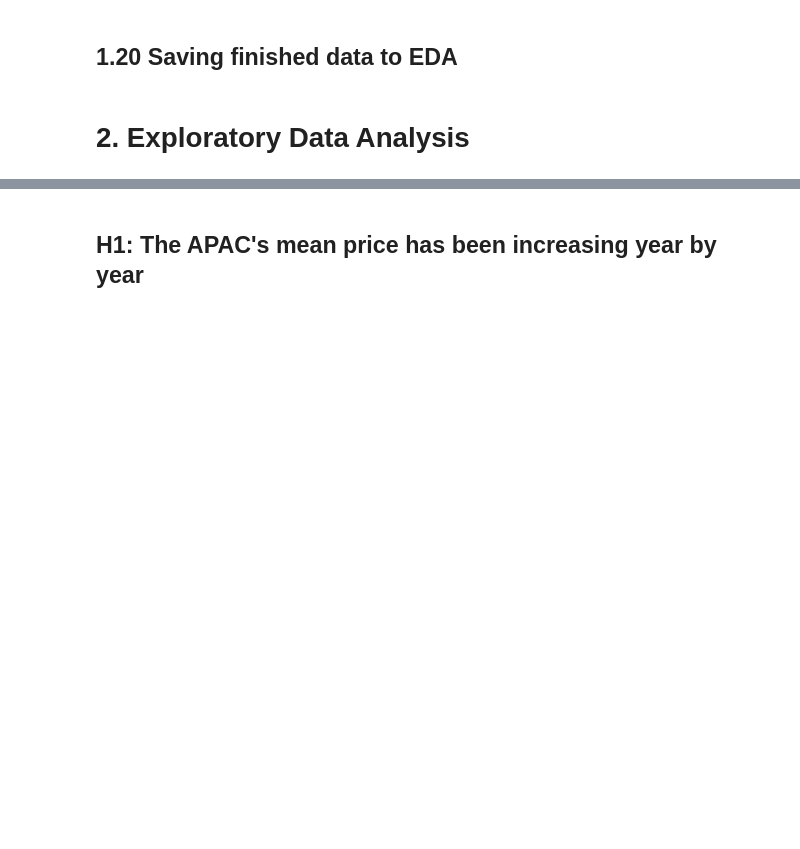
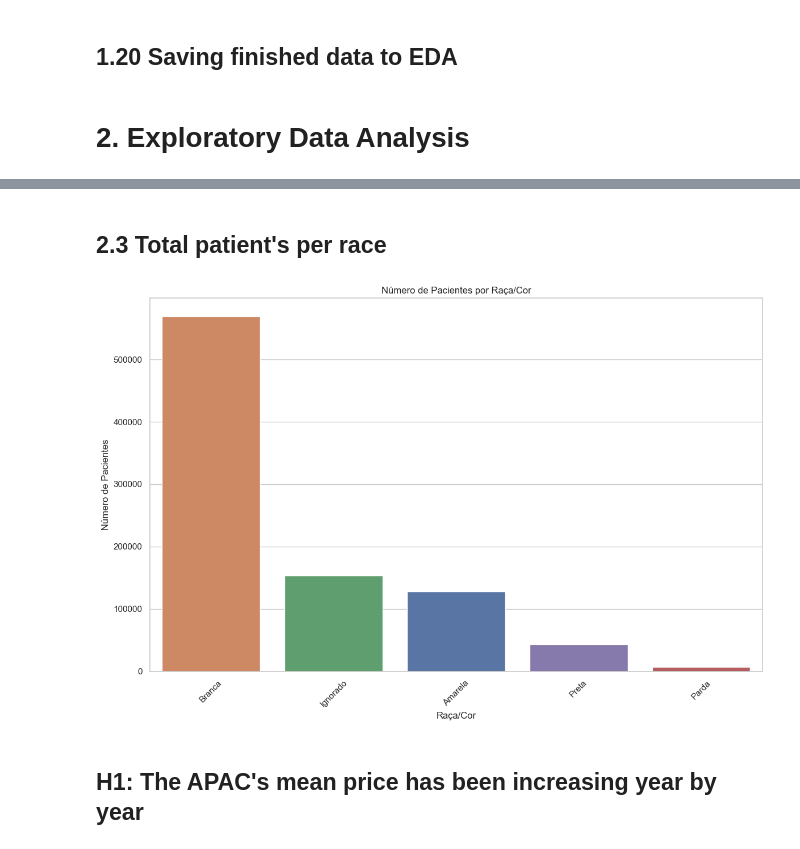
Before and after one commit to gustavo-moretto/rt_datasus, a Jupyter notebook: states/sp/dados_rt_sp.ipynb, the cells around one changed output, grey strips where cells are left out. Saved outputs shown, nothing was run; the diff lists cells and outputs as text; code cells hidden in the pictures; blank space fills up the shorter version.

```diff
--- a/states/sp/dados_rt_sp.ipynb
+++ b/states/sp/dados_rt_sp.ipynb
@@ -410,3 +461,32 @@ dados_sp_rt9 = dados_sp_rt8[['data_processamento', 'ano', 'sigla_tipo_gestao', '
+# %% [markdown]
+## 2.3 Total patient's per race
+# %%
+# Create data for stacked bar chart - count of patients by year and race
+aux = dados_sp_rt9[['ano', 'raca_cor_paciente']].groupby(['raca_cor_paciente']).count().reset_index()
+aux = aux[aux['ano'] > 2019] # This graph is generate before 2019 because we had a uniformed APAC for each patient, before this the same patient has about 3 APACs for each treatment
+
+# Create the stacked bar plot
+plt.figure(figsize=(12, 8))
+ax = sns.barplot(data=aux, x='raca_cor_paciente', y='ano', hue='raca_cor_paciente', order=aux.sort_values('ano', ascending=False)['raca_cor_paciente'])
+
+# Format y-axis to show complete numbers without scientific notation
+ax.ticklabel_format(style='plain', axis='y')
+
+plt.title('Número de Pacientes por Raça/Cor')
+plt.xlabel('Raça/Cor')
+plt.ylabel('Número de Pacientes')
+plt.xticks(rotation=45)
+
+# Add value labels on top of bars (total)
+# for i, (idx, row) in enumerate(aux_pivot.iterrows()):
+    # total = row.sum()
+    # ax.text(i, total + total * 0.01, f'{int(total)}',
+            # ha='center', va='bottom', fontweight='bold')
+
+plt.tight_layout()
+plt.show()
+# %% [output]
+[figure, added]
 # %% [markdown]
 ## H1: The APAC's mean price has been increasing year by year
 # %%
```
Also changed, not shown: parts of 6 cells of this notebook.
